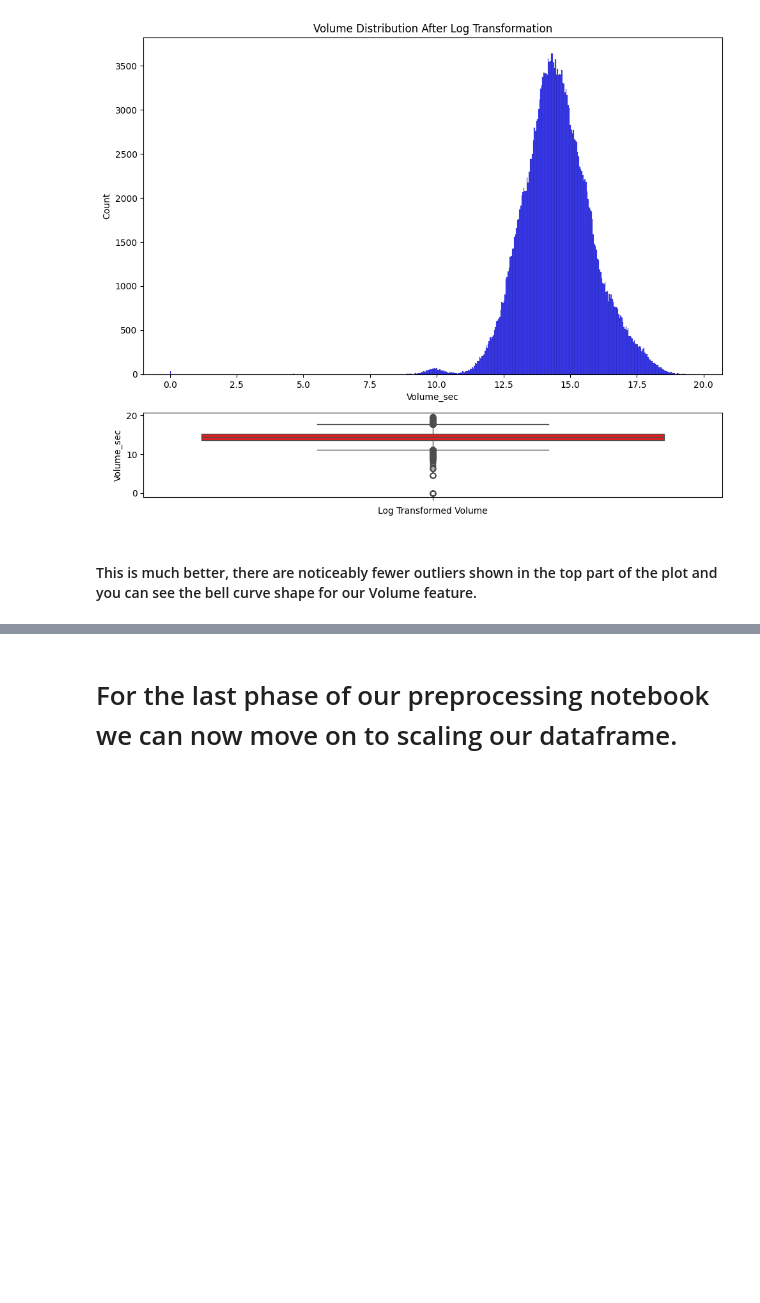
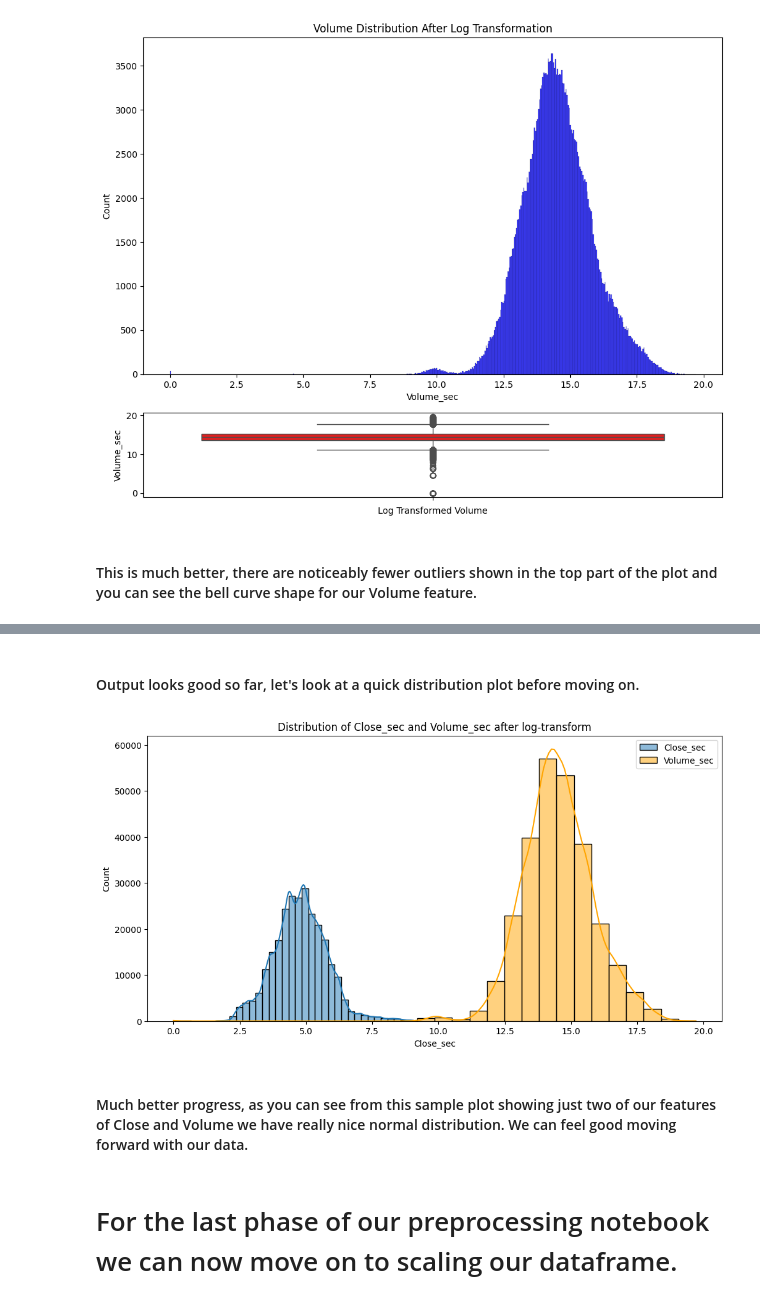
Before and after one commit to Taliwat/Portfolio-Proj-WK, a Jupyter notebook: DL-Strategies/utility_notebooks/sec_stock_preprocessing.ipynb, the cells around one changed output, grey strips where cells are left out. Cells and saved outputs as stored; diff of their text form; code cells hidden in the pictures; blank space fills up the shorter version.

```diff
--- a/DL-Strategies/utility_notebooks/sec_stock_preprocessing.ipynb
+++ b/DL-Strategies/utility_notebooks/sec_stock_preprocessing.ipynb
@@ -225,17 +224,0 @@ Length: 153, dtype: int64
-# %%
-def fill_missing_vals(df):
-    df.ffill(inplace = True)
-    df.bfill(inplace = True)
-    df.interpolate(method = 'linear', inplace = True)
-
-    return df
-
-sec_stock_data = sec_stock_data.copy()
-
-for col in sec_stock_data.columns:
-    if sec_stock_data[col].isnull().any():
-        sec_stock_data.loc[:, col] = fill_missing_vals(sec_stock_data[[col]]).squeeze()
-
-
-
-print(sec_stock_data.isna().sum())
@@ -422,0 +383,16 @@ Length: 151, dtype: int64
+# %%
+def volume_log_transform_rest(sec_stock_data):
+    # Get the rest of the features, removing Volume_Sec from the calculation as its already had the log_transform done on it.
+    numeric_cols = sec_stock_data.select_dtypes(include = [np.number]).columns.tolist()
+    numeric_cols.remove('Volume_sec')
+
+    # Apply log transform on rest of features
+    sec_stock_data[numeric_cols] = np.log1p(sec_stock_data[numeric_cols])
+
+    return sec_stock_data
+
+sec_stock_data = volume_log_transform_rest(sec_stock_data)
+
+
+# Check the transformed data
+print(sec_stock_data.head())
@@ -423,3 +417,19 @@ Length: 151, dtype: int64
+# %% [markdown]
+#### Output looks good so far, let's look at a quick distribution plot before moving on.
+# %%
+
+plt.figure(figsize=(12, 6))
+
+# Plotting the distribution of some key columns
+sns.histplot(sec_stock_data['Close_sec'], kde=True, bins=30, label='Close_sec')
+sns.histplot(sec_stock_data['Volume_sec'], kde=True, bins=30, label='Volume_sec', color='orange')
+plt.legend()
+plt.title('Distribution of Close_sec and Volume_sec after log-transform')
+plt.show()
+# %% [output]
+[figure, added]
+# %% [markdown]
+#### Much better progress, as you can see from this sample plot showing just two of our features of Close and Volume we have really nice normal distribution.  We can feel good moving forward with our data.
 # %% [markdown]
 # For the last phase of our preprocessing notebook we can now move on to scaling our dataframe.
 # %% [markdown]
```
Also changed, not shown: parts of 12 cells of this notebook, 4 other files.
